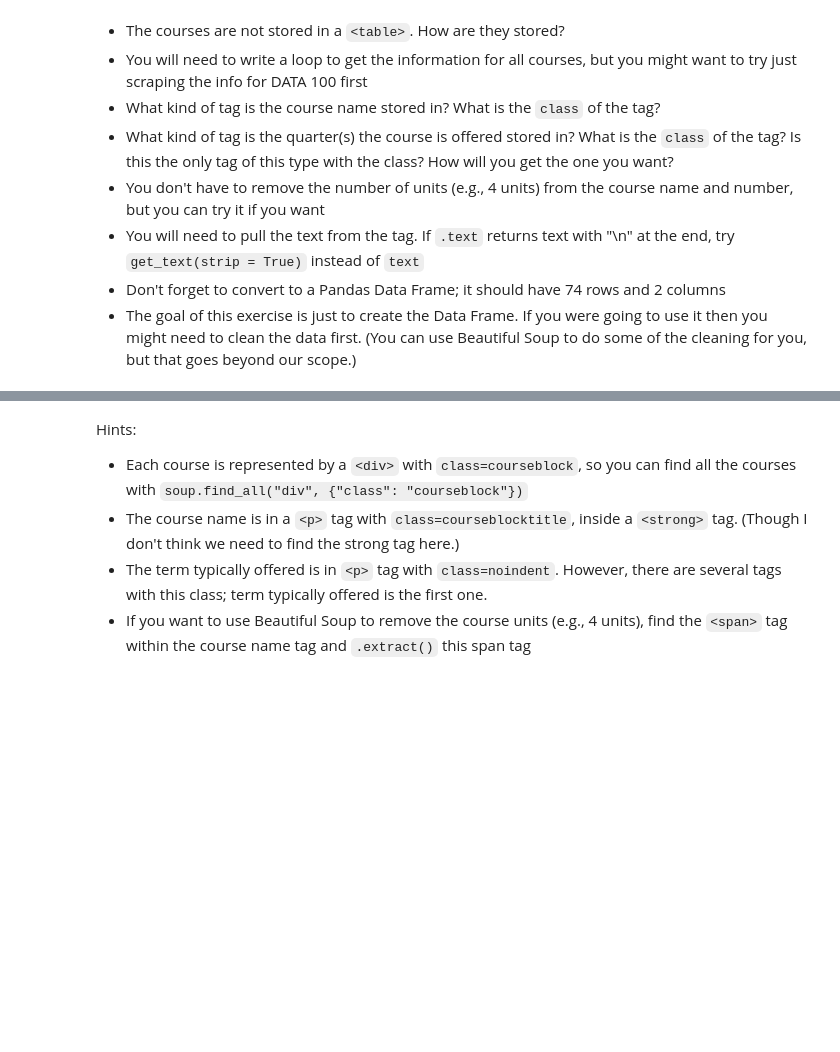
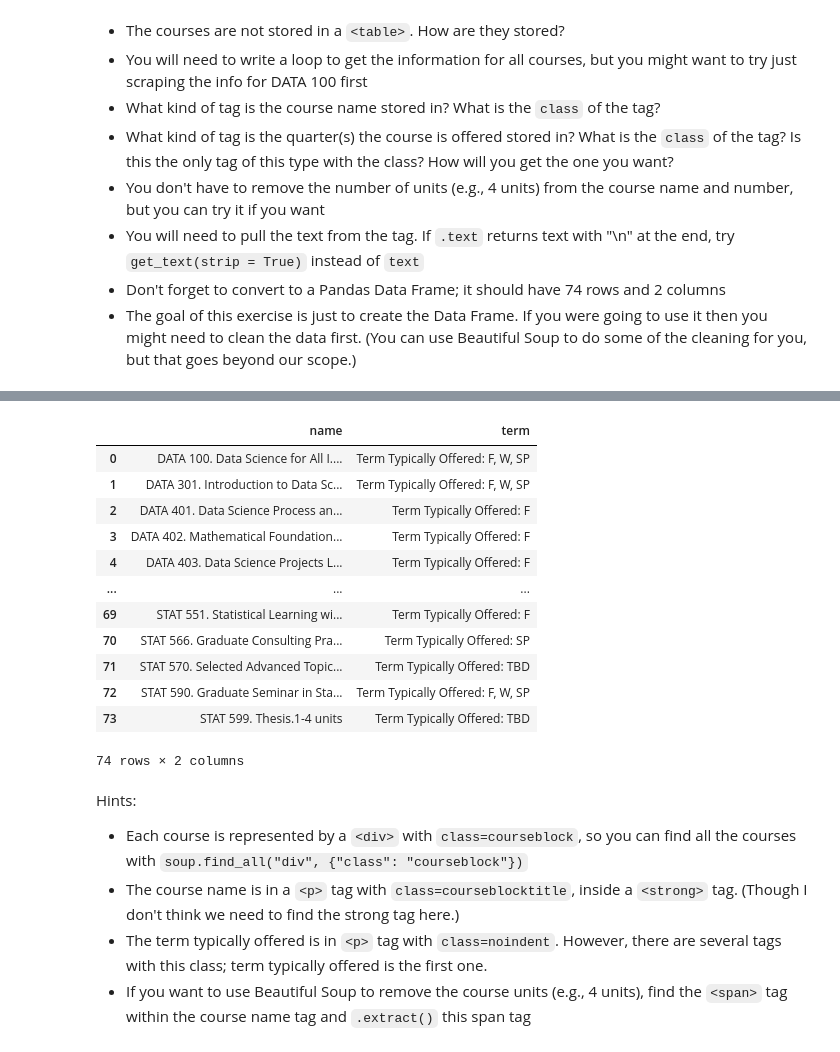
Before and after one commit to r-morag/Practice-Assignments, a Jupyter notebook: Practice_Activity_4_1_Webscraping.ipynb, the cells around one changed output, grey strips where cells are left out. Drawn from its saved outputs; the diff is of its cells as text; code cells hidden in the pictures; blank space fills up the shorter version.

```diff
--- a/Practice_Activity_4_1_Webscraping.ipynb
+++ b/Practice_Activity_4_1_Webscraping.ipynb
@@ -116,0 +245,6 @@ Notes/suggestions:
+# %%
+import requests
+response = requests.get("https://catalog.calpoly.edu/collegesandprograms/collegeofsciencemathematics/statistics/#courseinventory")
+# %%
+from bs4 import BeautifulSoup
+soup = BeautifulSoup(response.content, "html.parser")
@@ -117,3 +264,46 @@ Notes/suggestions:
+# %%
+# initialize an empty list
+rows = []
+
+# iterate over all rows in the faculty table
+for course in soup.find_all("div", {"class": "courseblock"}):
+
+    # Get all the cells (<td>) in the row.
+    cells = course.find_all("p")
+
+    # The information we need is the text between tags.
+
+    # Find the the name of the faculty in cell[0]
+    # which for most faculty is contained in the <strong> tag
+    name_tag = cells[0].find("strong") or cells[0]
+    name = name_tag.get_text(strip=True)
+
+    # Find the office of the faculty in cell[1]
+    # which for most faculty is contained in the <a> tag
+    term_link = cells[1].find("a") or cells[1]
+    term = term_link.get_text(strip=True)
+
+    # Append this data.
+    rows.append({
+        "name": name,
+        "term": term
+    })
+# %%
+pd.DataFrame(rows)
+# %% [output]
+|  | name | term |
+| 0 | DATA 100. Data Science for All I.... | Term Typically Offered: F, W, SP |
+| 1 | DATA 301. Introduction to Data Sc... | Term Typically Offered: F, W, SP |
+| 2 | DATA 401. Data Science Process an... | Term Typically Offered: F |
+| 3 | DATA 402. Mathematical Foundation... | Term Typically Offered: F |
+| 4 | DATA 403. Data Science Projects L... | Term Typically Offered: F |
+| ... | ... | ... |
+| 69 | STAT 551. Statistical Learning wi... | Term Typically Offered: F |
+| 70 | STAT 566. Graduate Consulting Pra... | Term Typically Offered: SP |
+| 71 | STAT 570. Selected Advanced Topic... | Term Typically Offered: TBD |
+| 72 | STAT 590. Graduate Seminar in Sta... | Term Typically Offered: F, W, SP |
+| 73 | STAT 599. Thesis.1-4 units | Term Typically Offered: TBD |
+74 rows × 2 columns
 # %% [markdown]
 Hints:
 
```
Also changed, not shown: parts of 15 cells of this notebook.
